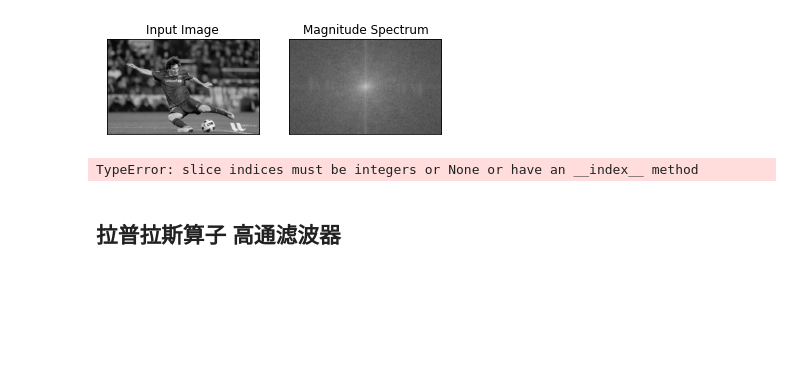
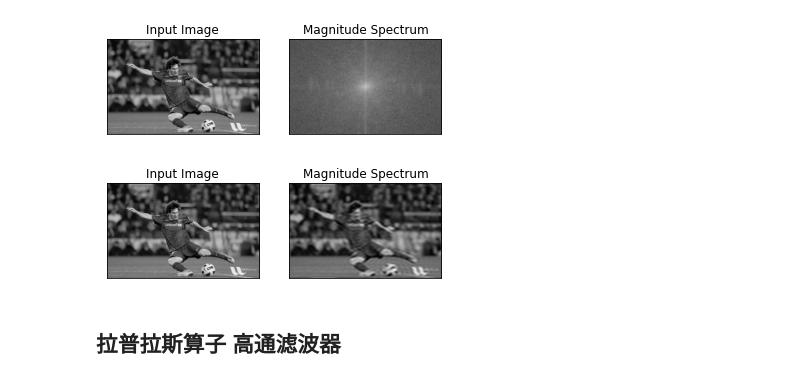
Before and after one commit to ghcn345/OpenCV, a Jupyter notebook: 4-图像处理.ipynb, the cells around one changed output. Saved outputs shown, nothing was run; the diff lists cells and outputs as text; code cells hidden in the pictures; blank space fills up the shorter version.

```diff
--- a/4-图像处理.ipynb
+++ b/4-图像处理.ipynb
@@ -940,22 +940,22 @@ plt.show()
 [figure]
 # %%
 rows, cols = img.shape
-crow,ccol = rows/2 , cols/2
+crow,ccol = rows//2 , cols//2
 # 首先创建一个掩码，中心正方形为1，其余全为零
 mask = np.zeros((rows,cols,2),np.uint8)
 mask[crow-30:crow+30, ccol-30:ccol+30] = 1
 # 应用掩码和逆DFT
 fshift = dft_shift*mask
 f_ishift = np.fft.ifftshift(fshift)
 img_back = cv.idft(f_ishift)
 img_back = cv.magnitude(img_back[:,:,0],img_back[:,:,1])
 plt.subplot(121),plt.imshow(img, cmap = 'gray')
 plt.title('Input Image'), plt.xticks([]), plt.yticks([])
 plt.subplot(122),plt.imshow(img_back, cmap = 'gray')
 plt.title('Magnitude Spectrum'), plt.xticks([]), plt.yticks([])
 plt.show()
 # %% [output]
-TypeError: slice indices must be integers or None or have an __index__ method
+[figure, added]
 # %%
 ## DFT的性能优化
 # %%
```
